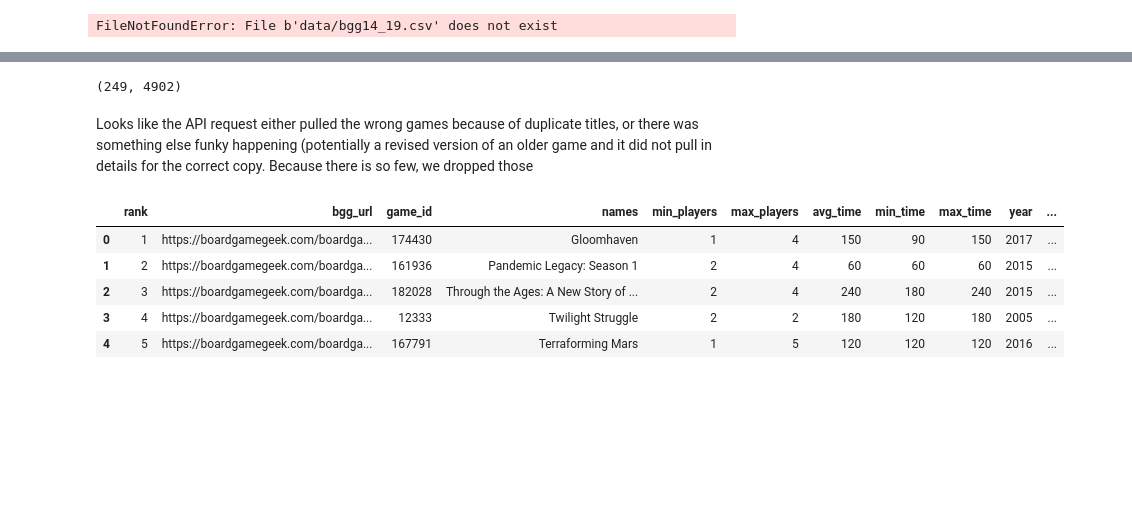
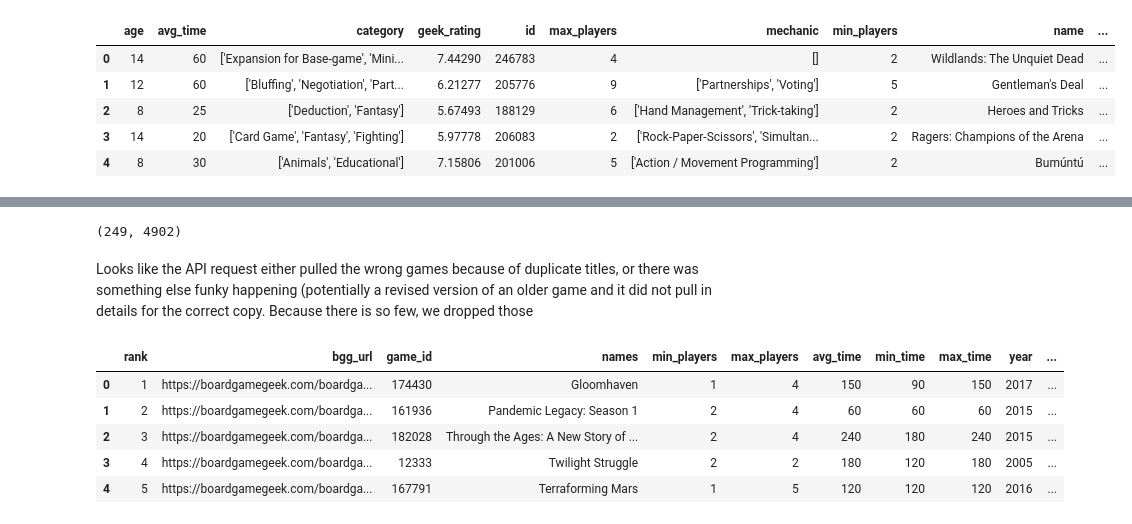
Before and after one commit to mandoiwanaga/board_game_rank_classifier, a Jupyter notebook: eda/john_eda.ipynb, the cells around one changed output, grey strips where cells are left out. Drawn from its saved outputs; the diff is of its cells as text; code cells hidden in the pictures; blank space fills up the shorter version.

Commit message:
Add update to data

```diff
--- a/eda/john_eda.ipynb
+++ b/eda/john_eda.ipynb
@@ -23,8 +23,13 @@ import pydotplus
 import matplotlib.pyplot as plt
 %matplotlib inline
 # %%
-bgg = pd.read_csv('data/bgg14_19.csv', index_col=0)
+bgg = pd.read_csv('../data/bgg14_19.csv', index_col=0)
 bgg.head()
 # %% [output]
-FileNotFoundError: File b'data/bgg14_19.csv' does not exist
+|  | age | avg_time | category | geek_rating | id | max_players | mechanic | min_players | name | ... |
+| 0 | 14 | 60 | ['Expansion for Base-game', 'Mini... | 7.44290 | 246783 | 4 | [] | 2 | Wildlands: The Unquiet Dead | ... |
+| 1 | 12 | 60 | ['Bluffing', 'Negotiation', 'Part... | 6.21277 | 205776 | 9 | ['Partnerships', 'Voting'] | 5 | Gentleman's Deal | ... |
+| 2 | 8 | 25 | ['Deduction', 'Fantasy'] | 5.67493 | 188129 | 6 | ['Hand Management', 'Trick-taking'] | 2 | Heroes and Tricks | ... |
+| 3 | 14 | 20 | ['Card Game', 'Fantasy', 'Fighting'] | 5.97778 | 206083 | 2 | ['Rock-Paper-Scissors', 'Simultan... | 2 | Ragers: Champions of the Arena | ... |
+| 4 | 8 | 30 | ['Animals', 'Educational'] | 7.15806 | 201006 | 5 | ['Action / Movement Programming'] | 2 | Bumúntú | ... |
 # %%
```
Also changed, not shown: parts of 1 cell of this notebook.
